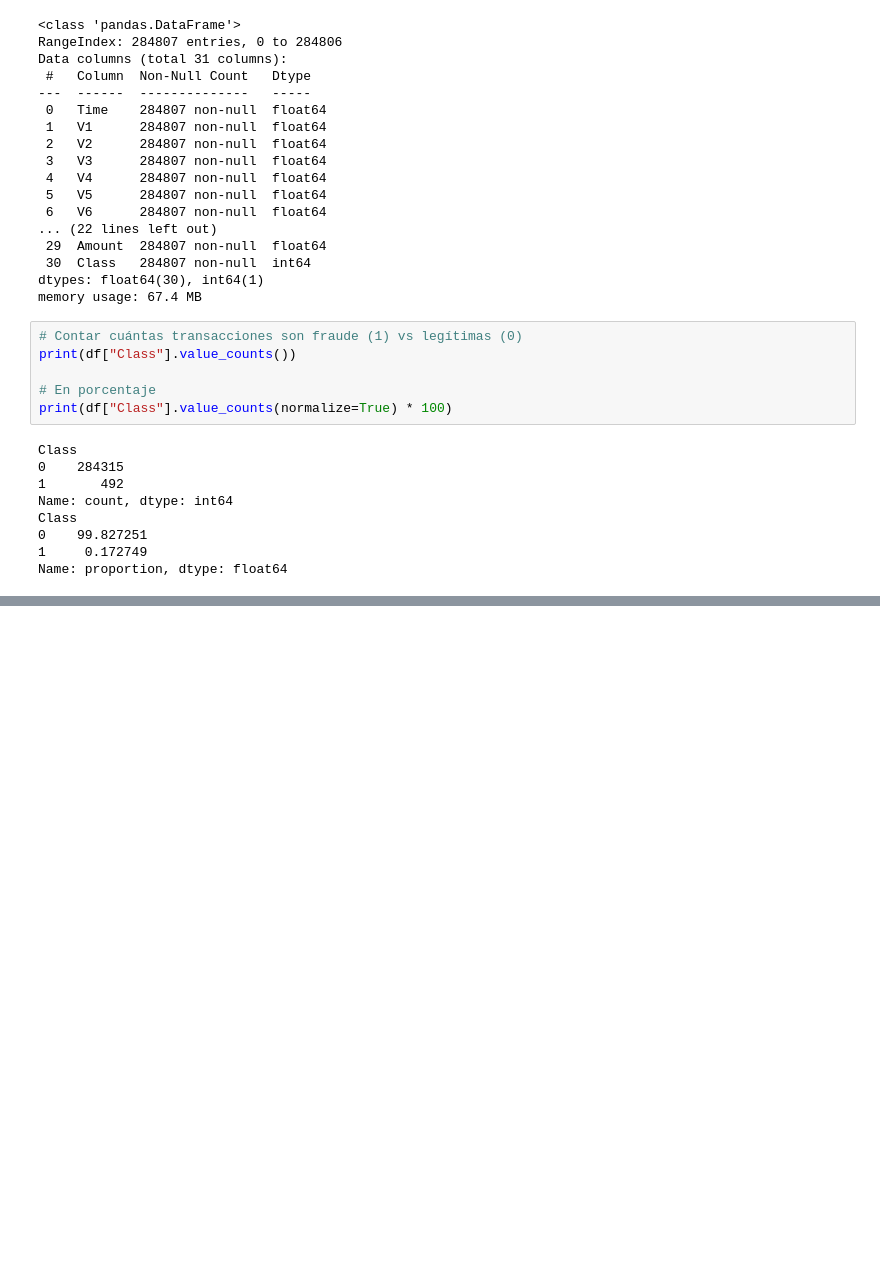
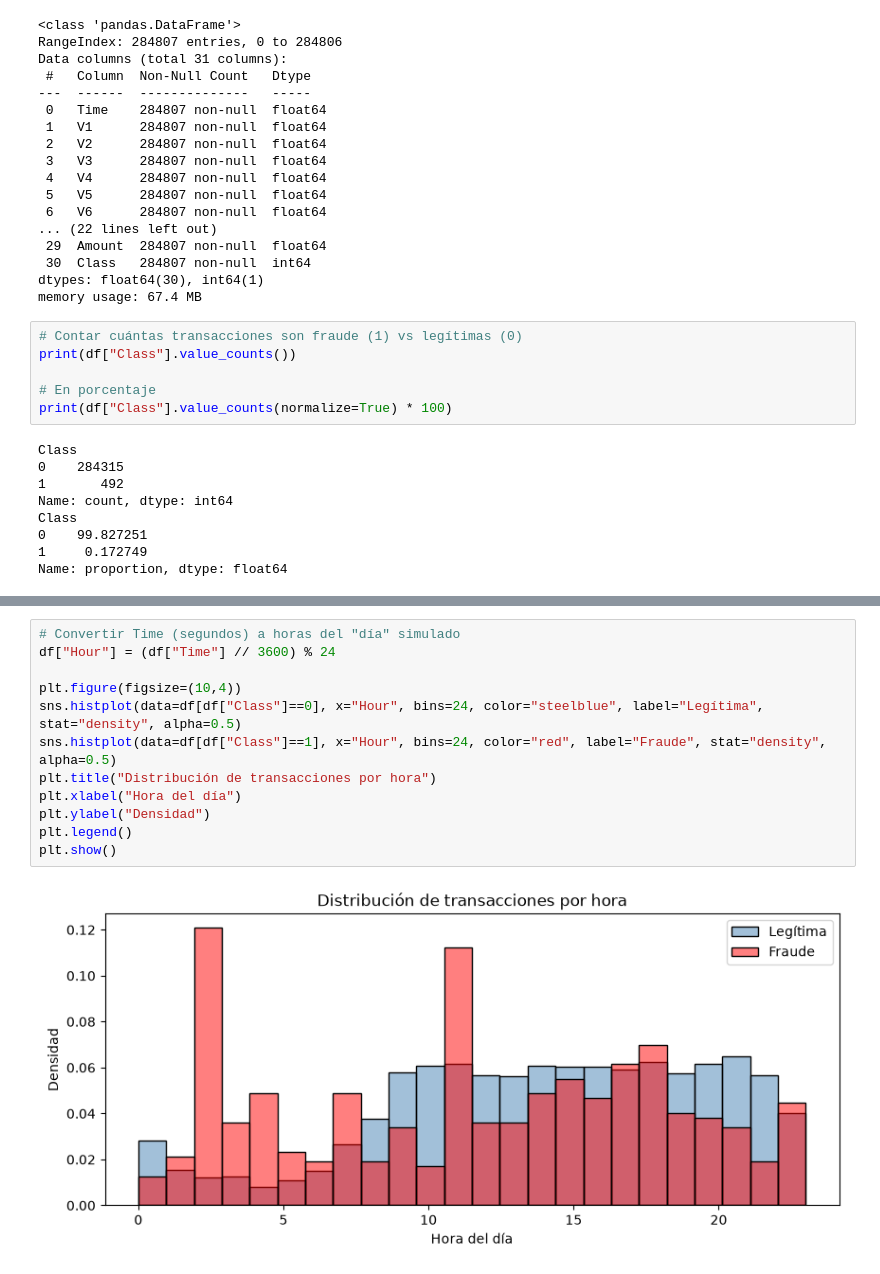
Before and after one commit to yosestef/credit-card-fraud-detection, a Jupyter notebook: notebooks/01_eda.ipynb, the cells around one changed output, grey strips where cells are left out. Cells and saved outputs as stored; diff of their text form; blank space fills up the shorter version.

```diff
--- a/notebooks/01_eda.ipynb
+++ b/notebooks/01_eda.ipynb
@@ -76,0 +113,14 @@ Name: proportion, dtype: float64
+# %%
+# Convertir Time (segundos) a horas del "día" simulado
+df["Hour"] = (df["Time"] // 3600) % 24
+
+plt.figure(figsize=(10,4))
+sns.histplot(data=df[df["Class"]==0], x="Hour", bins=24, color="steelblue", label="Legítima", stat="density", alpha=0.5)
+sns.histplot(data=df[df["Class"]==1], x="Hour", bins=24, color="red", label="Fraude", stat="density", alpha=0.5)
+plt.title("Distribución de transacciones por hora")
+plt.xlabel("Hora del día")
+plt.ylabel("Densidad")
+plt.legend()
+plt.show()
+# %% [output]
+[figure, added]
```
Also changed, not shown: parts of 9 cells of this notebook, 5 other files.
